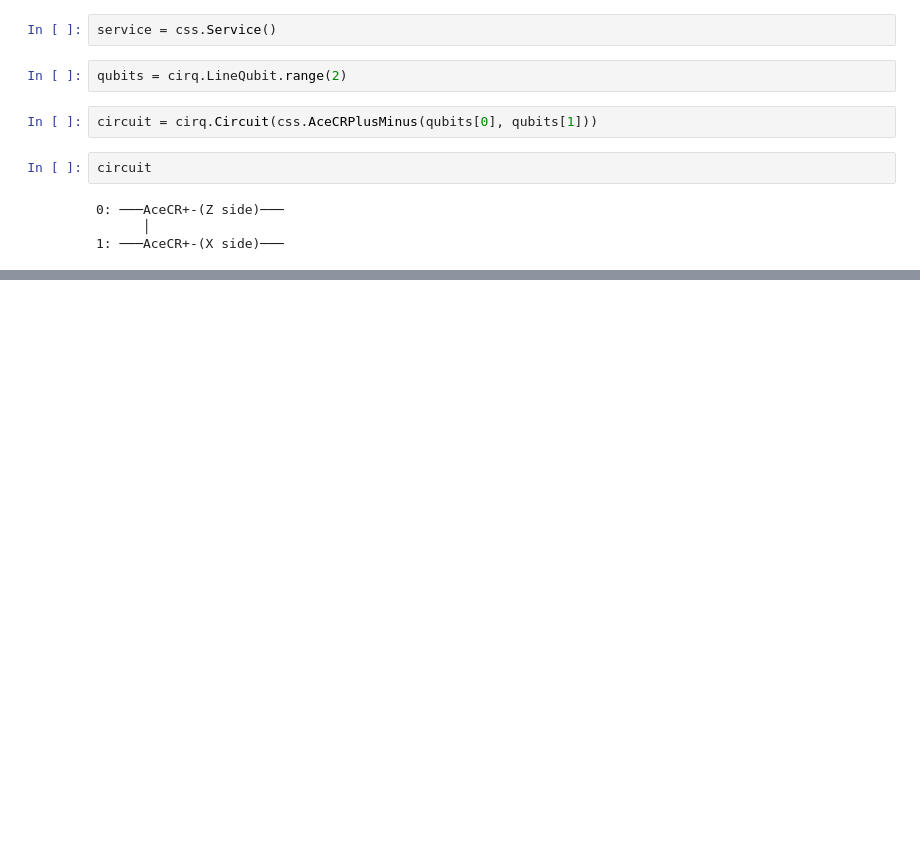
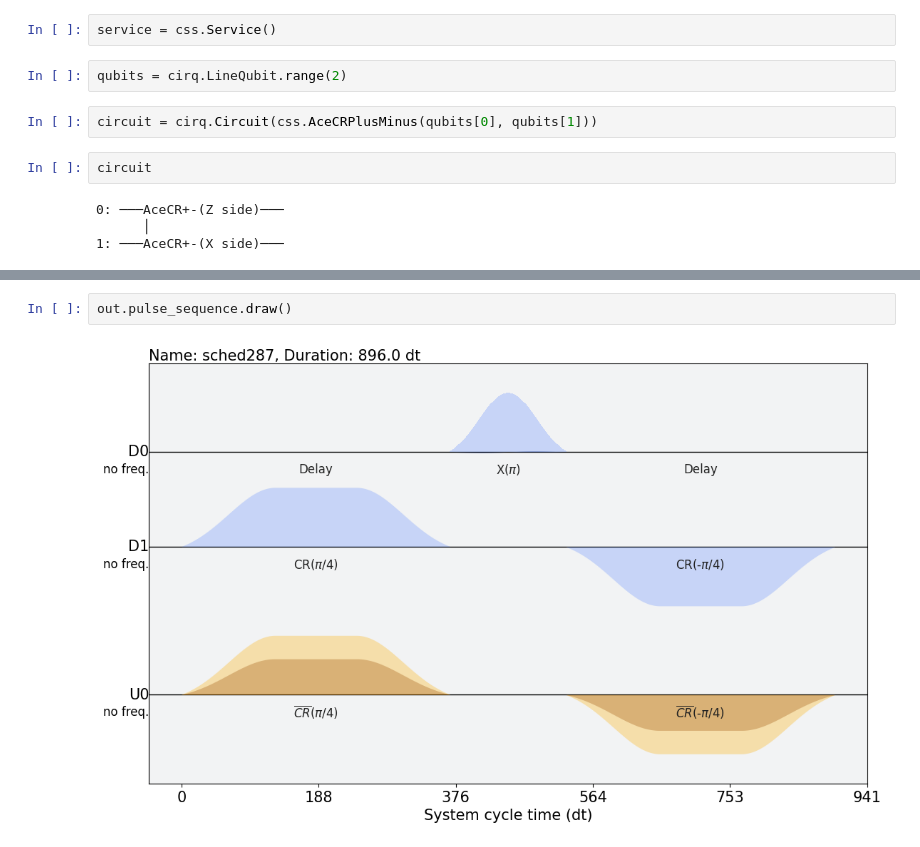
Before and after one commit to Infleqtion/client-superstaq, a Jupyter notebook: examples/ibmq_compile.ipynb, the cells around one changed output, grey strips where cells are left out. Saved outputs shown, nothing was run; the diff lists cells and outputs as text; blank space fills up the shorter version.

```diff
--- a/examples/ibmq_compile.ipynb
+++ b/examples/ibmq_compile.ipynb
@@ -34,4 +35,8 @@ circuit
 0: ───AceCR+-(Z side)───
       │
 1: ───AceCR+-(X side)───
+# %%
+out.pulse_sequence.draw()
+# %% [output]
+[figure, added]
 # %%
```
Also changed, not shown: parts of 7 cells of this notebook, 1 other file.
